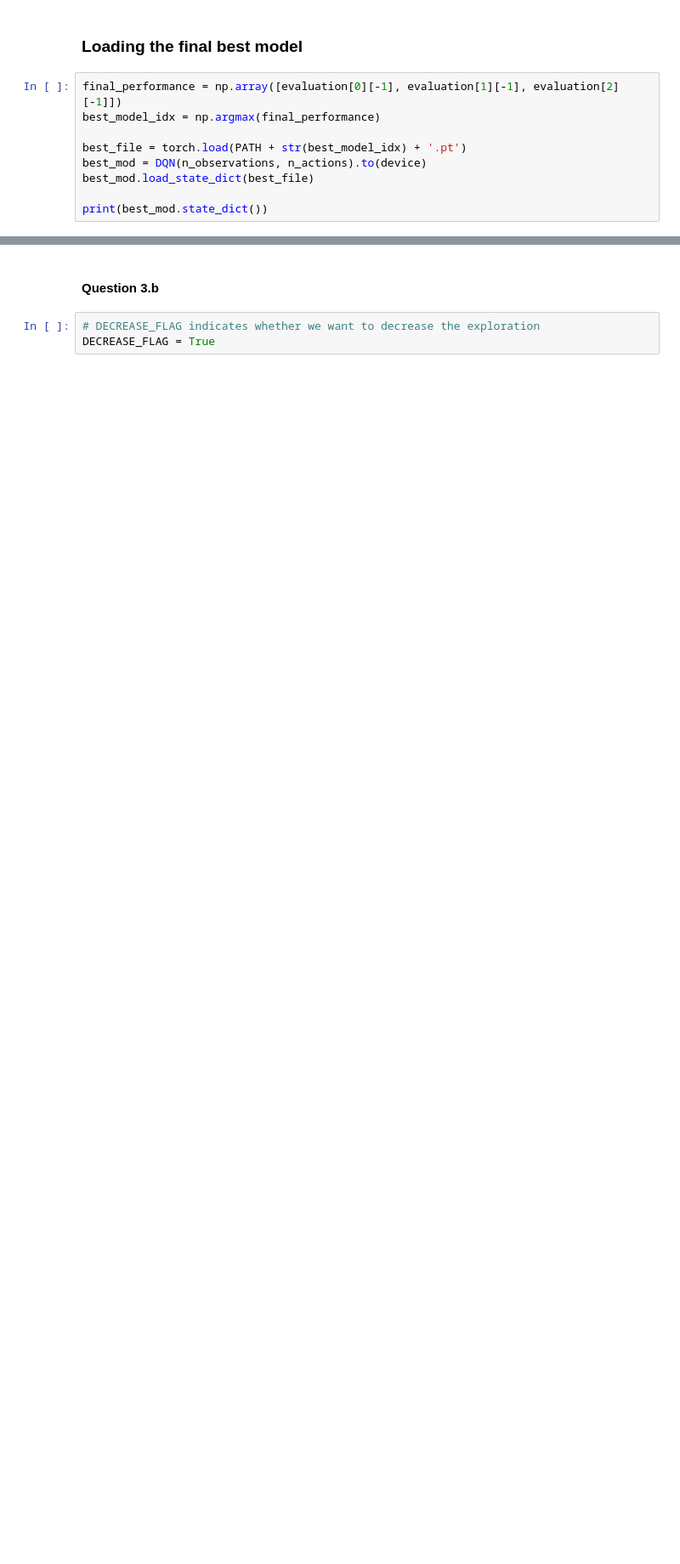
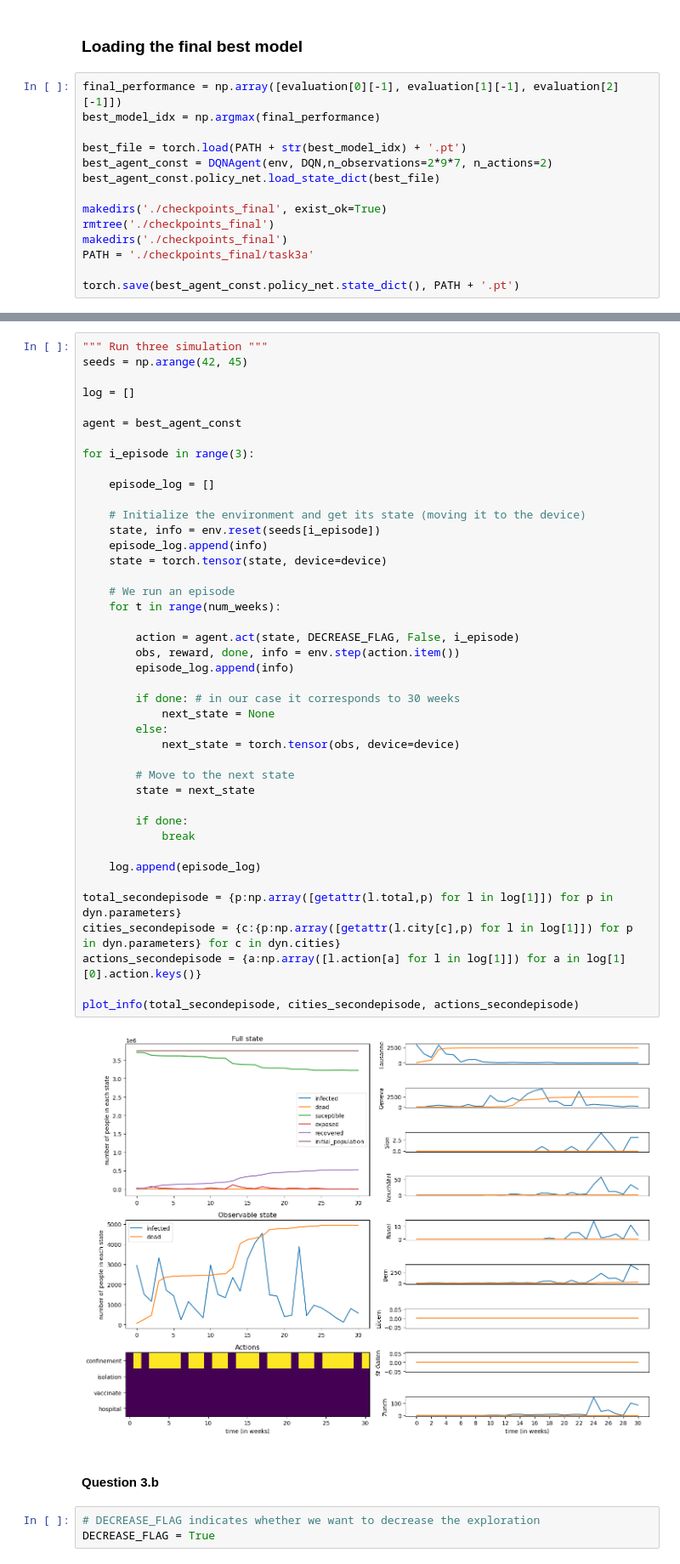
Before and after one commit to RiccardoBrioschi/DQN_Project, a Jupyter notebook: PROJECT DQN .ipynb, the cells around one changed output, grey strips where cells are left out. Shown at 85% size. Cells and saved outputs as stored; diff of their text form; blank space fills up the shorter version.

```diff
--- a/PROJECT DQN .ipynb
+++ b/PROJECT DQN .ipynb
@@ -598,7 +620,12 @@ final_performance = np.array([evaluation[0][-1], evaluation[1][-1], evaluation[2
 best_model_idx = np.argmax(final_performance)
 
 best_file = torch.load(PATH + str(best_model_idx) + '.pt')
-best_mod = DQN(n_observations, n_actions).to(device)
-best_mod.load_state_dict(best_file)
+best_agent_const = DQNAgent(env, DQN,n_observations=2*9*7, n_actions=2)
+best_agent_const.policy_net.load_state_dict(best_file)
 
-print(best_mod.state_dict())
+makedirs('./checkpoints_final', exist_ok=True)
+rmtree('./checkpoints_final')
+makedirs('./checkpoints_final')
+PATH = './checkpoints_final/task3a'
+
+torch.save(best_agent_const.policy_net.state_dict(), PATH + '.pt')
@@ -623,3 +634,47 @@ OrderedDict([('mlp.0.weight', tensor([[ 0.0603,  0.1023,  0.1159,  ...,  0.0640,
+# %%
+""" Run three simulation """
+seeds = np.arange(42, 45)
+
+log = []
+
+agent = best_agent_const
+
+for i_episode in range(3):
+
+    episode_log = []
+
+    # Initialize the environment and get its state (moving it to the device)
+    state, info = env.reset(seeds[i_episode])
+    episode_log.append(info)
+    state = torch.tensor(state, device=device)
+
+    # We run an episode
+    for t in range(num_weeks):
+
+        action = agent.act(state, DECREASE_FLAG, False, i_episode)
+        obs, reward, done, info = env.step(action.item())
+        episode_log.append(info)
+
+        if done: # in our case it corresponds to 30 weeks
+            next_state = None
+        else:
+            next_state = torch.tensor(obs, device=device)
+
+        # Move to the next state
+        state = next_state
+
+        if done:
+            break
+
+    log.append(episode_log)
+
+total_secondepisode = {p:np.array([getattr(l.total,p) for l in log[1]]) for p in dyn.parameters}
+cities_secondepisode = {c:{p:np.array([getattr(l.city[c],p) for l in log[1]]) for p in dyn.parameters} for c in dyn.cities}
+actions_secondepisode = {a:np.array([l.action[a] for l in log[1]]) for a in log[1][0].action.keys()}
+
+plot_info(total_secondepisode, cities_secondepisode, actions_secondepisode)
+# %% [output]
+[figure, added]
 # %% [markdown]
 #### Question 3.b
 # %%
```
Also changed, not shown: parts of 45 cells of this notebook.
